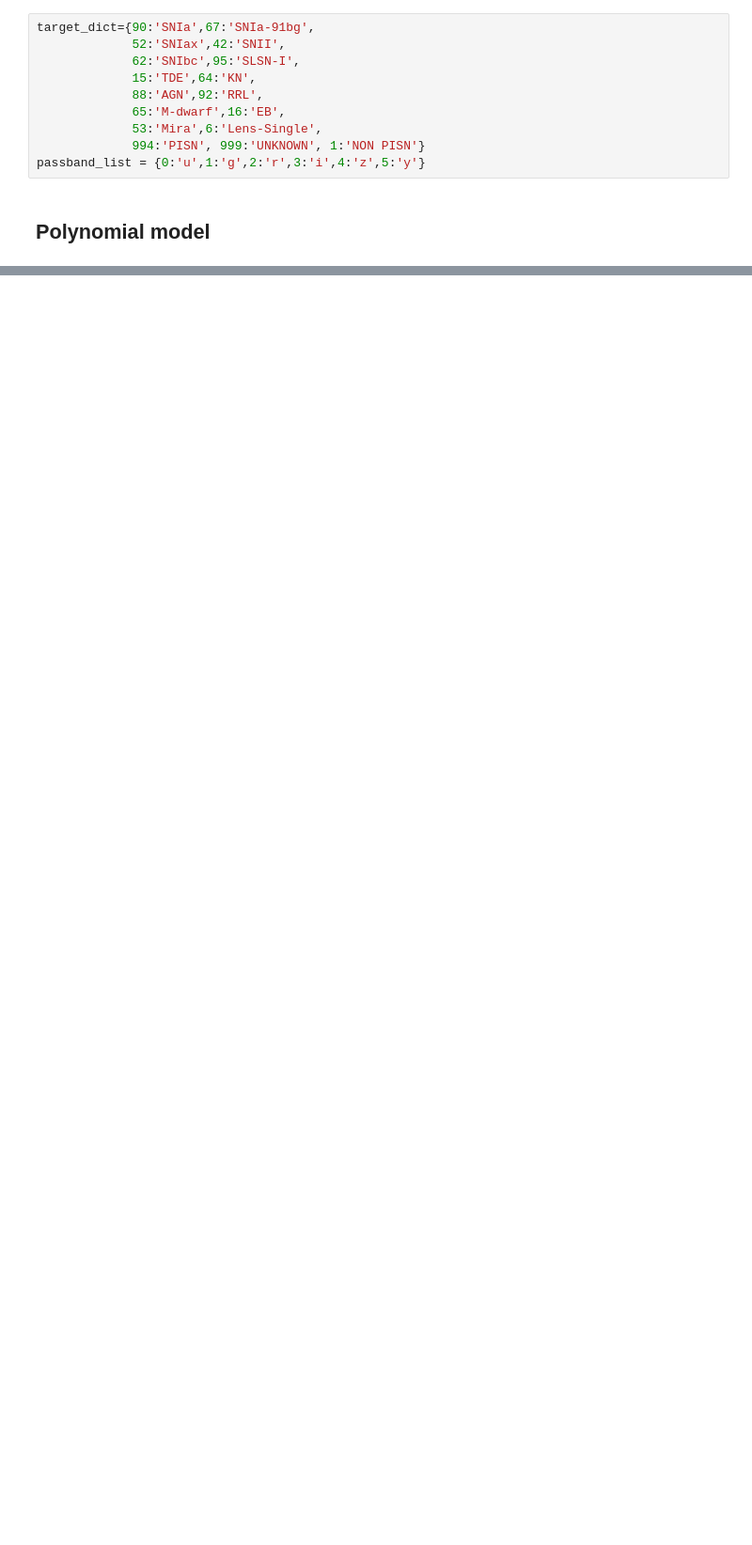
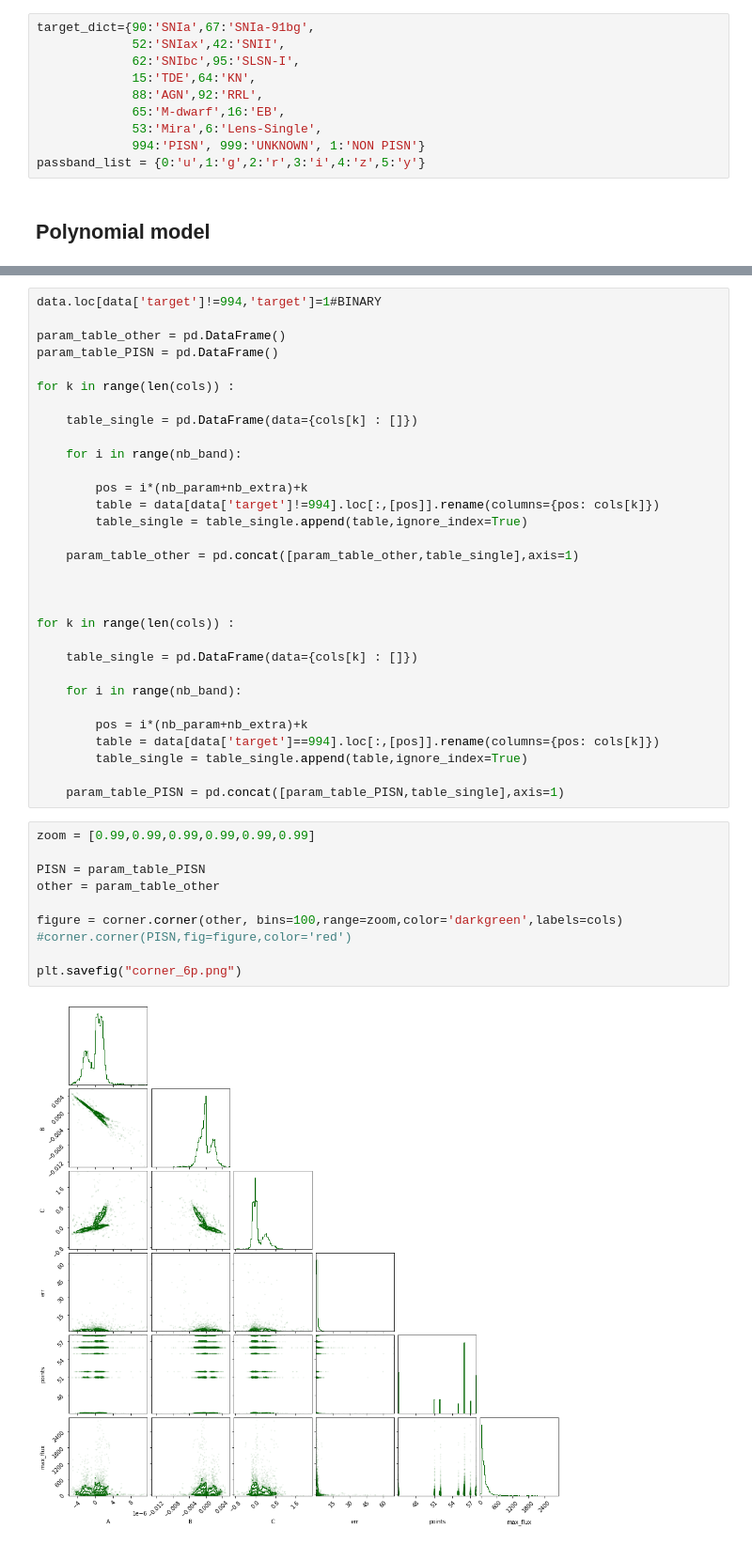
Before and after one commit to erusseil/PISN-classification, a Jupyter notebook: MachineLearning/ParamStudy.ipynb, the cells around one changed output, grey strips where cells are left out. Shown at 94% size. Cells and saved outputs as stored; diff of their text form; blank space fills up the shorter version.

```diff
--- a/MachineLearning/ParamStudy.ipynb
+++ b/MachineLearning/ParamStudy.ipynb
@@ -113,0 +49,43 @@ plt.legend()
+# %%
+data.loc[data['target']!=994,'target']=1#BINARY
+
+param_table_other = pd.DataFrame()
+param_table_PISN = pd.DataFrame()
+
+for k in range(len(cols)) :
+
+    table_single = pd.DataFrame(data={cols[k] : []})
+
+    for i in range(nb_band):
+
+        pos = i*(nb_param+nb_extra)+k
+        table = data[data['target']!=994].loc[:,[pos]].rename(columns={pos: cols[k]})
+        table_single = table_single.append(table,ignore_index=True)
+
+    param_table_other = pd.concat([param_table_other,table_single],axis=1)
+
+
+
+for k in range(len(cols)) :
+
+    table_single = pd.DataFrame(data={cols[k] : []})
+
+    for i in range(nb_band):
+
+        pos = i*(nb_param+nb_extra)+k
+        table = data[data['target']==994].loc[:,[pos]].rename(columns={pos: cols[k]})
+        table_single = table_single.append(table,ignore_index=True)
+
+    param_table_PISN = pd.concat([param_table_PISN,table_single],axis=1)
+# %%
+zoom = [0.99,0.99,0.99,0.99,0.99,0.99]
+
+PISN = param_table_PISN
+other = param_table_other
+
+figure = corner.corner(other, bins=100,range=zoom,color='darkgreen',labels=cols)
+#corner.corner(PISN,fig=figure,color='red')
+
+plt.savefig("corner_6p.png")
+# %% [output]
+[figure, added]
```
Also changed, not shown: parts of 6 cells of this notebook.
